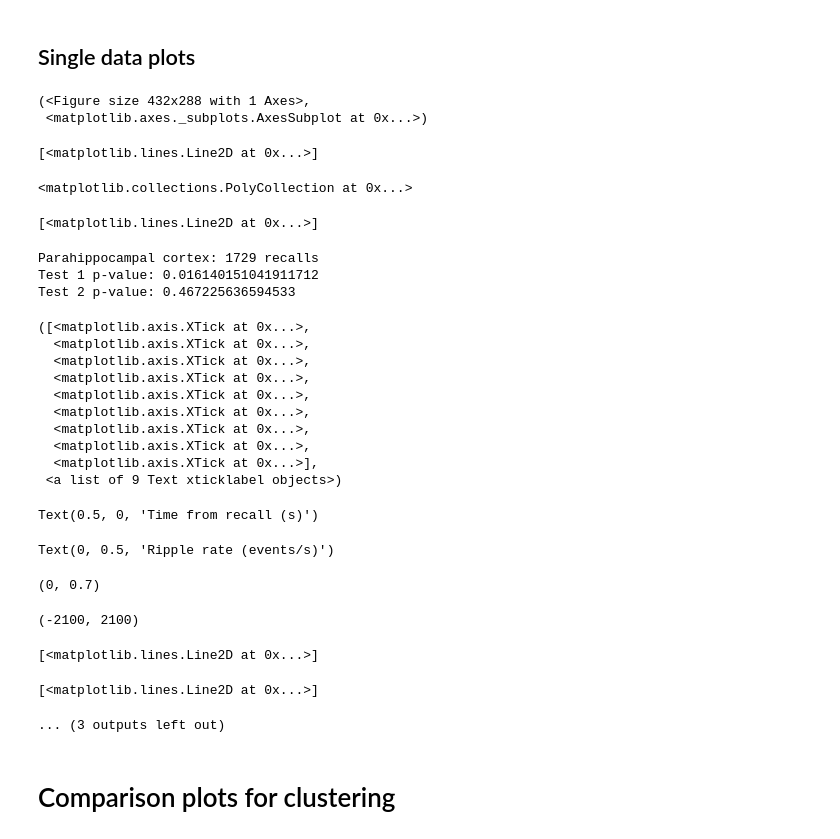
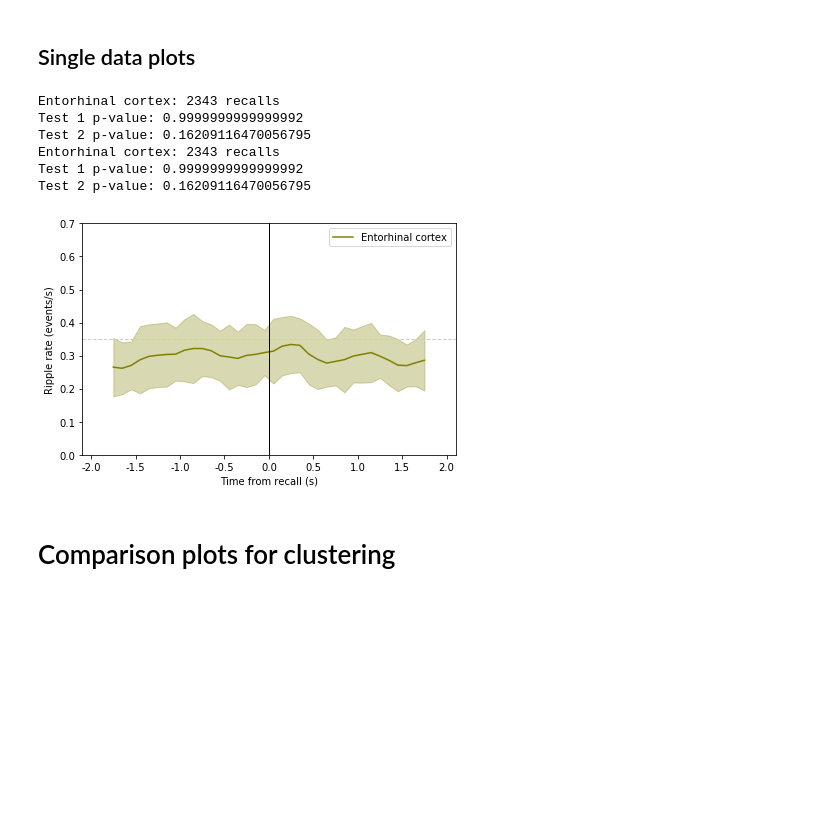
Before and after one commit to jjsakon/SWR, a Jupyter notebook: code/SWRplots.ipynb, the cells around one changed output. Drawn from its saved outputs; the diff is of its cells as text; code cells hidden in the pictures; blank space fills up the shorter version.

```diff
--- a/code/SWRplots.ipynb
+++ b/code/SWRplots.ipynb
@@ -127,17 +127,25 @@ Test 2 p-value: 0.002034223688521379
 # %%
 # load data from each
 
+save_plot = 1
+
 selected_period = 'surrounding_recall'
 remove_soz_ictal = False
-recall_type_switch = 3 # 0 for original, 1 for only those with subsequent, 2 for second recalls only, 3 for isolated recalls
-region_name = 'PHC' #'ENT' #'HPC' #HPC_ENT #ENT #HPC # PHC
+recall_type_switch = 0 # 0 for original, 1 for only those with subsequent, 2 for second recalls only, 3 for isolated recalls
+region_name = 'ENT' #'ENT' #'HPC' #HPC_ENT #ENT #HPC # PHC
 location_selected = '' #'ca1' # 'ca3' # 'dg' 'ca1' # sub # left hippocampus # right hippocampus # hippocampus
 # # (leave as '' if not HPC)
 
-legend_name = 'Parahippocampal cortex' #'Parahippocampal cortex' #'Entorhinal'
-color = (0,0.5,0.5) # (0.5,0.5,0)
+if region_name == 'PHC':
+    legend_name = 'Parahippocampal cortex' #'Parahippocampal cortex' #'Entorhinal'
+elif region_name == 'ENT':
+    legend_name = 'Entorhinal cortex'
+else:
+    legend_name = location_selected
+color = (0.5,0.5,0) # (0,0.5,0.5)
 line_dist = 0.1
 
+recall_minimum = 2000
 pad = 2
 psth_start = -2000
 psth_end = 2000
@@ -148,7 +156,7 @@ second_start = 200 # same idea
 second_end = 1700
 
 # get strings for path name for save and loading cluster data
-soz_label,recall_selection_name,subfolder = getSWRpathInfo(remove_soz_ictal,recall_type_switch,selected_period)
+soz_label,recall_selection_name,subfolder = getSWRpathInfo(remove_soz_ictal,recall_type_switch,selected_period,recall_minimum)
 
 subplots(1,1,figsize=(6,4)); ax2 = plt.gca()
 
@@ -172,59 +180,46 @@ else:
     plot(xr,PSTH);
     fill_between(xr, PSTH-CI_plot[0,:], PSTH+CI_plot[0,:],
                  color=color, alpha = 0.3, label='_nolegend_');
 
 # plot bands of significance
 if bin_model1.pvalues[1] < 0.05:
     plot([first_end-stats_bin,first_end],[line_dist,line_dist],'--',
          color=color,label='_nolegend_');
 if bin_model2.pvalues[1] < 0.05:
     plot([second_start,second_start+stats_bin],[line_dist,line_dist],'--',
          color=color,label='_nolegend_');
 print(legend_name+': '+str(num_trials)+' recalls')
 print('Test 1 p-value: '+str(bin_model1.pvalues[1]))
 print('Test 2 p-value: '+str(bin_model2.pvalues[1]))
 
 xticks(np.arange(psth_start,psth_end+1,500),np.arange(psth_start/1000,psth_end/1000+1,500/1000))
 xlabel('Time from recall (s)')
 ylabel('Ripple rate (events/s)')
 ylim = 0.7 # keep it here since occasionally CIs get kinda high
 ax2.set_ylim(0,ylim)
 ax2.set_xlim(psth_start-100,psth_end+100)
 plot([ax2.get_xlim()[0],ax2.get_xlim()[1]],[0.35,0.35],linewidth=1,linestyle='--',color=(0.8,0.8,0.8),label='_nolegend_')
 plot([0,0],[ax2.get_ylim()[0],ax2.get_ylim()[1]],linewidth=1,linestyle='-',color=(0,0,0),label='_nolegend_')
 plt.legend({legend_name})
 tight_layout()
 print(legend_name+': '+str(num_trials)+' recalls')
 print('Test 1 p-value: '+str(bin_model1.pvalues[1]))
 print('Test 2 p-value: '+str(bin_model2.pvalues[1]))
+
+if save_plot == 1:
+    plt.savefig('../figures/PSTHplots/'+exp+'_'+'SINGLE_PSTH_'+region_name+'-'+str(recall_type_switch)+\
+                '_'+location_selected+'.pdf',transparent=True)
+plt.show()
+
 a=1;
-soz_label,recall_selection_name,subfolder = getSWRpathInfo(remove_soz_ictal,recall_type_switch,selected_period)
 # %% [output]
-(<Figure size 432x288 with 1 Axes>,
- <matplotlib.axes._subplots.AxesSubplot at 0x...>)
+Entorhinal cortex: 2343 recalls
+Test 1 p-value: 0.9999999999999992
+Test 2 p-value: 0.16209116470056795
+Entorhinal cortex: 2343 recalls
+Test 1 p-value: 0.9999999999999992
+Test 2 p-value: 0.16209116470056795
-[<matplotlib.lines.Line2D at 0x...>]
-<matplotlib.collections.PolyCollection at 0x...>
-[<matplotlib.lines.Line2D at 0x...>]
-Parahippocampal cortex: 1729 recalls
-Test 1 p-value: 0.016140151041911712
-Test 2 p-value: 0.467225636594533
-([<matplotlib.axis.XTick at 0x...>,
-  <matplotlib.axis.XTick at 0x...>,
-  <matplotlib.axis.XTick at 0x...>,
-  <matplotlib.axis.XTick at 0x...>,
-  <matplotlib.axis.XTick at 0x...>,
-  <matplotlib.axis.XTick at 0x...>,
-  <matplotlib.axis.XTick at 0x...>,
-  <matplotlib.axis.XTick at 0x...>,
-  <matplotlib.axis.XTick at 0x...>],
- <a list of 9 Text xticklabel objects>)
-Text(0.5, 0, 'Time from recall (s)')
-Text(0, 0.5, 'Ripple rate (events/s)')
-(0, 0.7)
-(-2100, 2100)
-[<matplotlib.lines.Line2D at 0x...>]
-[<matplotlib.lines.Line2D at 0x...>]
-... (3 outputs left out)
+[figure, added]
 # %% [markdown]
 # Comparison plots for clustering
 # %%
```
Also changed, not shown: parts of 2 cells of this notebook, 3 other files.
